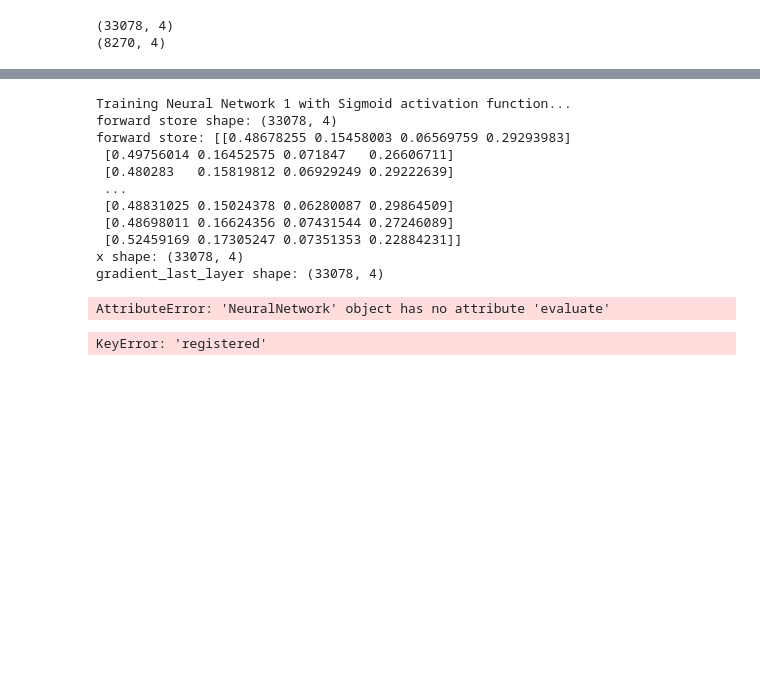
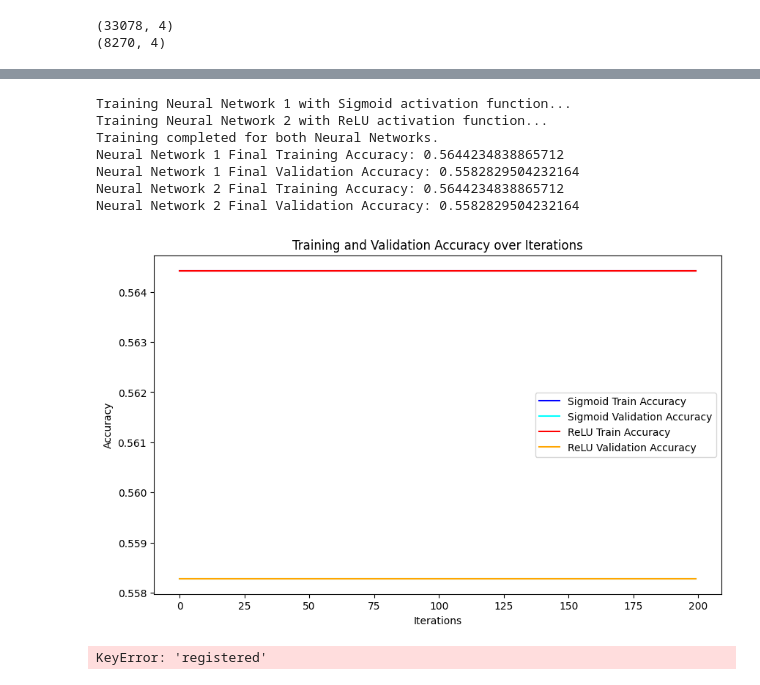
Before and after one commit to rana-taqveem/ms-ai, a Jupyter notebook: 600/assignment_01/main.ipynb, the cells around one changed output, grey strips where cells are left out. Saved outputs shown, nothing was run; the diff lists cells and outputs as text; code cells hidden in the pictures; blank space fills up the shorter version.

```diff
--- a/600/assignment_01/main.ipynb
+++ b/600/assignment_01/main.ipynb
@@ -358,45 +352,73 @@ NameError: name 'X' is not defined
 # %%
+from cross_entropy_loss import CrossEntropyLoss
 LEARNING_RATE = 0.01
 ITERATIONS = 200
 
-
+loss_function = CrossEntropyLoss()
 sigmoid_acc_stats ={'train_acc':[], 'val_acc':[]}
+sigmoid_loss_stats={'train_loss':[], 'val_loss':[]}
 relu_acc_stats = {'train_acc':[], 'val_acc':[]}
-
+relu_loss_stats = {'train_loss':[], 'val_loss':[]}
 
 print('Training Neural Network 1 with Sigmoid activation function...')
 for i in range(ITERATIONS):
-    y_hat_train = neuralNetwork_1.forward(X_train)
-    neuralNetwork_1.backward(y_hat_train, y_train)
-    neuralNetwork_1.optimize()
+    y_hat_train = nn_with_sigmoid.forward(X_train.values)
+    train_loss = loss_function.compute_loss(y_train, y_hat_train)
+    nn_with_sigmoid.backward(y_hat_train, y_train)
+    nn_with_sigmoid.optimize()
 
-    sigmoid_acc_stats['train_acc'].append(neuralNetwork_1.evaluate(X_train, y_train))
-    sigmoid_acc_stats['val_acc'].append(neuralNetwork_1.evaluate(X_val, y_val))
+
+    sigmoid_loss_stats['train_loss'].append(train_loss)
+    sigmoid_acc_stats['train_acc'].append(nn_with_sigmoid.evaluate(X_train.values, y_train))
+    sigmoid_acc_stats['val_acc'].append(nn_with_sigmoid.evaluate(X_val.values, y_val))
+
+    y_hat_val = nn_with_sigmoid.forward(X_val.values)
+    val_loss = loss_function.compute_loss(y_val, y_hat_val)
+    sigmoid_loss_stats['val_loss'].append(val_loss)
 
 print('Training Neural Network 2 with ReLU activation function...')
 for i in range(ITERATIONS):
-    y_hat_train = neuralNetwork_2.forward(X_train)
-    neuralNetwork_2.backward(y_hat_train, y_train)
-    neuralNetwork_2.optimize()
+    y_hat_train = nn_with_relu.forward(X_train.values)
+    train_loss = loss_function.compute_loss(y_train, y_hat_train)
+    nn_with_relu.backward(y_hat_train, y_train)
+    nn_with_relu.optimize()
 
-    relu_acc_stats['train_acc'].append(neuralNetwork_2.evaluate(X_train, y_train))
-    relu_acc_stats['val_acc'].append(neuralNetwork_2.evaluate(X_val, y_val))
+    relu_loss_stats['train_loss'].append(train_loss)
+    relu_acc_stats['train_acc'].append(nn_with_relu.evaluate(X_train.values, y_train))
+    relu_acc_stats['val_acc'].append(nn_with_relu.evaluate(X_val.values, y_val))
+
+    y_hat_val = nn_with_relu.forward(X_val.values)
+    val_loss = loss_function.compute_loss(y_val, y_hat_val)
+    relu_loss_stats['val_loss'].append(val_loss)
 
 
 print('Training completed for both Neural Networks.')
+print('Neural Network with Sigmoid Final Training Accuracy:', sigmoid_acc_stats['train_acc'][-1])
+print('Neural Network with Sigmoid Final Validation Accuracy:', sigmoid_acc_stats['val_acc'][-1])
+print('Neural Network with ReLU Final Training Accuracy:', relu_acc_stats['train_acc'][-1])
+print('Neural Network with ReLU Final Validation Accuracy:', relu_acc_stats['val_acc'][-1])
 # %% [output]
 Training Neural Network 1 with Sigmoid activation function...
-forward store shape: (33078, 4)
-forward store: [[0.48678255 0.15458003 0.06569759 0.29293983]
- [0.49756014 0.16452575 0.071847   0.26606711]
- [0.480283   0.15819812 0.06929249 0.29222639]
- ...
- [0.48831025 0.15024378 0.06280087 0.29864509]
- [0.48698011 0.16624356 0.07431544 0.27246089]
- [0.52459169 0.17305247 0.07351353 0.22884231]]
-x shape: (33078, 4)
-gradient_last_layer shape: (33078, 4)
+Training Neural Network 2 with ReLU activation function...
+Training completed for both Neural Networks.
+Neural Network 1 Final Training Accuracy: 0.5644234838865712
+Neural Network 1 Final Validation Accuracy: 0.5582829504232164
+Neural Network 2 Final Training Accuracy: 0.5644234838865712
+Neural Network 2 Final Validation Accuracy: 0.5582829504232164
-AttributeError: 'NeuralNetwork' object has no attribute 'evaluate'
+# %%
+# Combined plot for accuracy
+plt.figure(figsize=(10,6))
+plt.plot(sigmoid_acc_stats['train_acc'], label='Sigmoid Train Accuracy', color='blue')
+plt.plot(sigmoid_acc_stats['val_acc'], label='Sigmoid Validation Accuracy', color='cyan')
+plt.plot(relu_acc_stats['train_acc'], label='ReLU Train Accuracy', color='red')
+plt.plot(relu_acc_stats['val_acc'], label='ReLU Validation Accuracy', color='orange')
+plt.title('Training and Validation Accuracy over Iterations')
+plt.xlabel('Iterations')
+plt.ylabel('Accuracy')
+plt.legend()
+plt.show()
+# %% [output]
+[figure, added]
 # %%
 
 # encoding 'registered' column by collapsing rare categories into 'Other'
```
Also changed, not shown: parts of 6 cells of this notebook, 2 other files.
